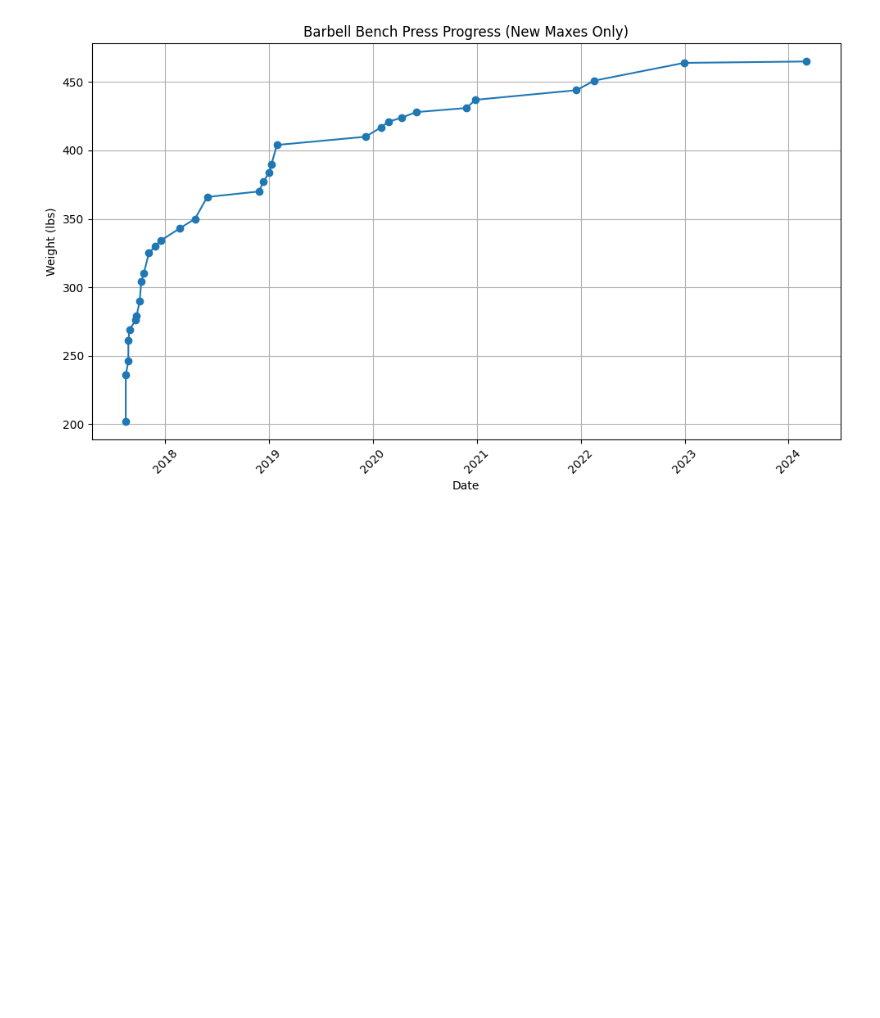
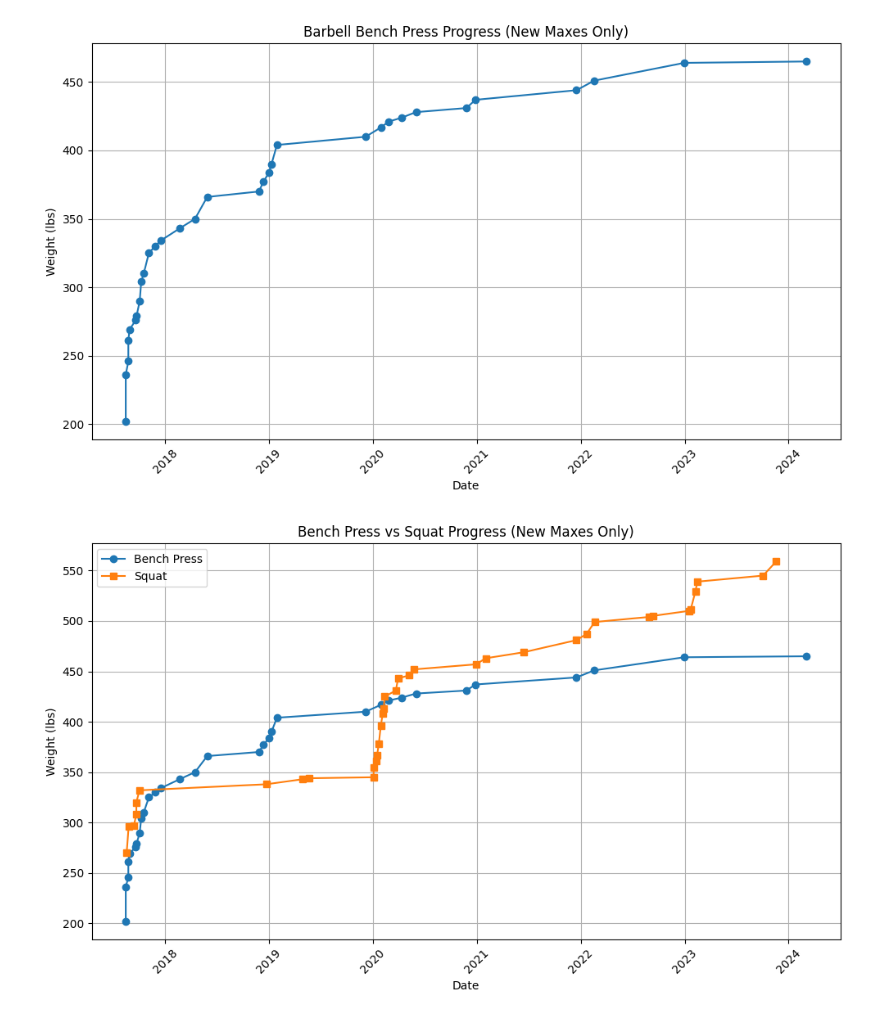
Before and after one commit to WeightliftingApp/WeightliftingApp-AnalyzeData, a Jupyter notebook: src/analyze_bench.ipynb, the cells around one changed output. Drawn from its saved outputs; the diff is of its cells as text; code cells hidden in the pictures; blank space fills up the shorter version.

```diff
--- a/src/analyze_bench.ipynb
+++ b/src/analyze_bench.ipynb
@@ -42,3 +42,51 @@ plt.tight_layout()
 plt.show()
 # %% [output]
 [figure]
+# %%
+# Collect squat data
+squat_data = []
+for workout in wld.workouts:
+    for exercise in workout.exercises:
+        if exercise.name == "Squats":
+            for set_data in exercise.sets:
+                if set_data.weight is not None:  # Only include sets with weight data
+                    squat_data.append({"date": workout.date, "weight": set_data.oneRM})
+
+# Check if we have any squat data
+if not squat_data:
+    print("No squat data found")
+    # Plot bench press data only
+    plt.figure(figsize=(10, 6))
+    plt.plot(max_df["date"], max_df["weight"], marker="o", label="Bench Press")
+    plt.title("Bench Press Progress (New Maxes Only)")
+else:
+    # Convert to DataFrame and sort by date
+    squat_df = pd.DataFrame(squat_data)
+    squat_df = squat_df.sort_values("date")
+
+    # Get max squat data points
+    squat_running_max = 0
+    squat_max_data = []
+    for _, row in squat_df.iterrows():
+        if row["weight"] > squat_running_max:
+            squat_running_max = row["weight"]
+            squat_max_data.append({"date": row["date"], "weight": row["weight"]})
+
+    squat_max_df = pd.DataFrame(squat_max_data)
+
+    # Plot both bench and squat progress
+    plt.figure(figsize=(10, 6))
+    plt.plot(max_df["date"], max_df["weight"], marker="o", label="Bench Press")
+    plt.plot(squat_max_df["date"], squat_max_df["weight"], marker="s", label="Squat")
+    plt.title("Bench Press vs Squat Progress (New Maxes Only)")
+
+# Common plotting settings
+plt.xlabel("Date")
+plt.ylabel("Weight (lbs)")
+plt.grid(True)
+plt.xticks(rotation=45)
+plt.legend()
+plt.tight_layout()
+plt.show()
+# %% [output]
+[figure, added]
```
Also changed, not shown: parts of 4 cells of this notebook, 5 other files.
